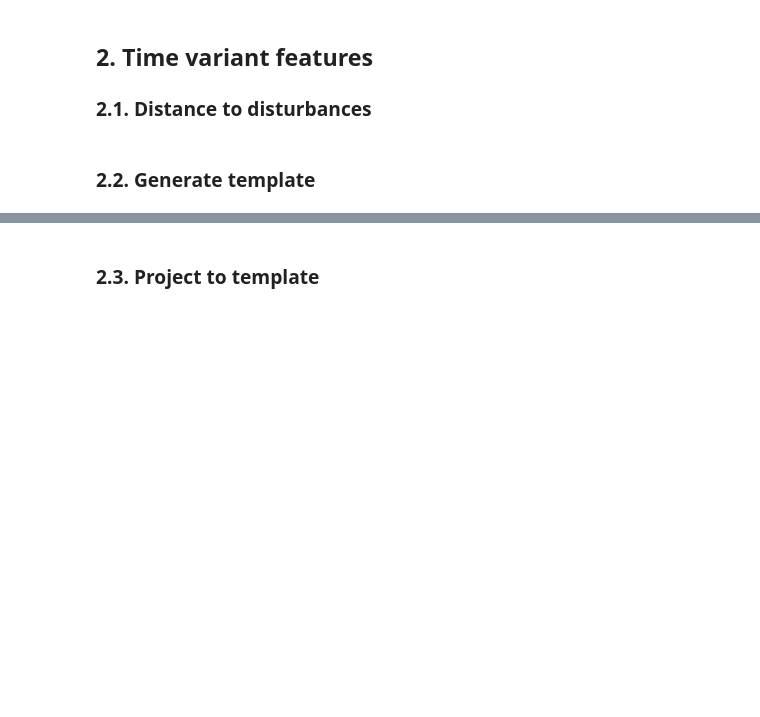
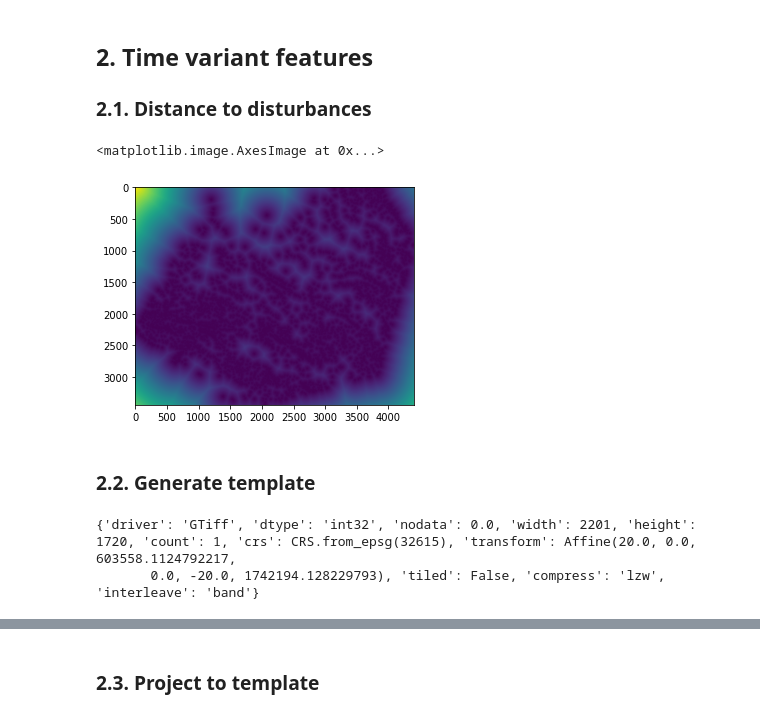
Before and after one commit to pantonar/forest_mind, a Jupyter notebook: analysis/data_formatting.ipynb, the cells around one changed output, grey strips where cells are left out. Cells and saved outputs as stored; diff of their text form; code cells hidden in the pictures; blank space fills up the shorter version.

```diff
--- a/analysis/data_formatting.ipynb
+++ b/analysis/data_formatting.ipynb
@@ -144,3 +151,8 @@ for rst in rasters:
+# %%
+plt.imshow(rasterio.open("intermediate/distance_to_deforestation_in_year_2019.tif").read(1))
+# %% [output]
+<matplotlib.image.AxesImage at 0x...>
+[figure, added]
 # %% [markdown]
 ### 2.2. Generate template
 # %%
@@ -152,0 +170,5 @@ for rst in rasters:
+# %%
+rasterio.open("intermediate/2019_template.tif").profile
+# %% [output]
+{'driver': 'GTiff', 'dtype': 'int32', 'nodata': 0.0, 'width': 2201, 'height': 1720, 'count': 1, 'crs': CRS.from_epsg(32615), 'transform': Affine(20.0, 0.0, 603558.1124792217,
+       0.0, -20.0, 1742194.128229793), 'tiled': False, 'compress': 'lzw', 'interleave': 'band'}
```
Also changed, not shown: parts of 9 cells of this notebook.
